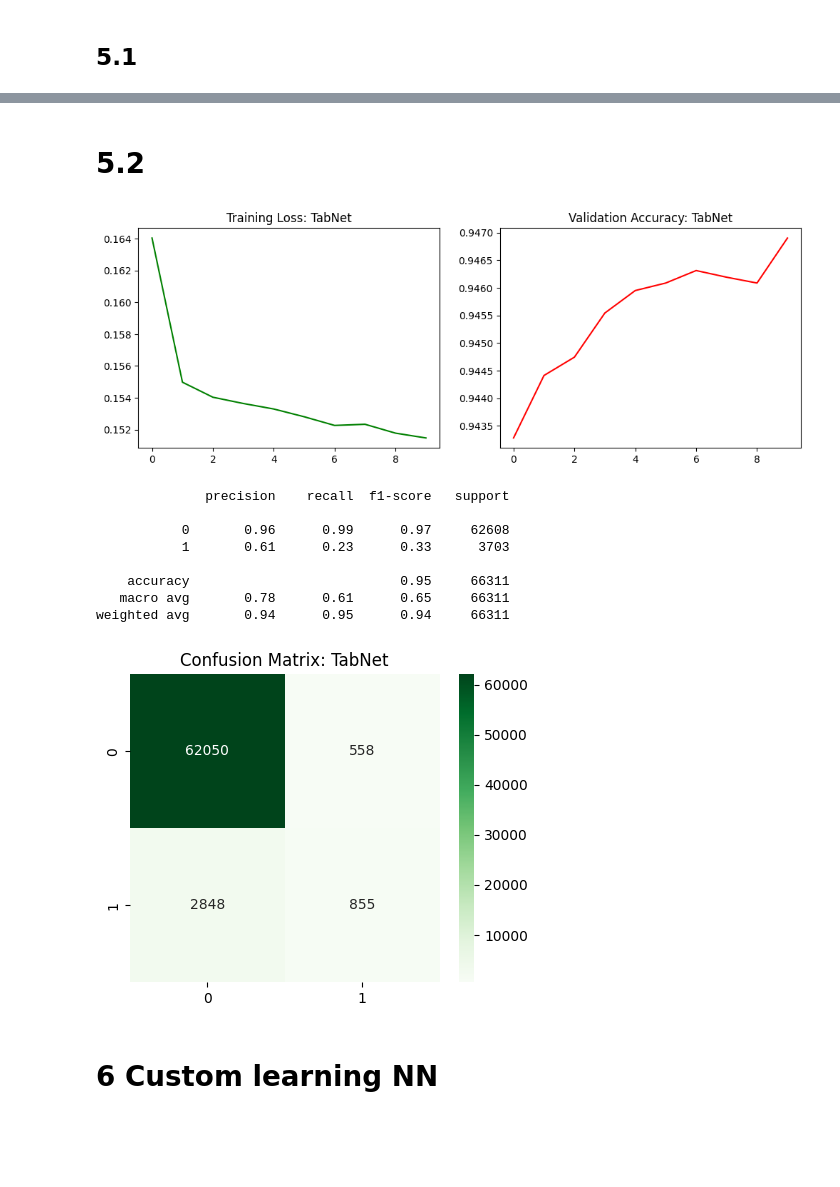
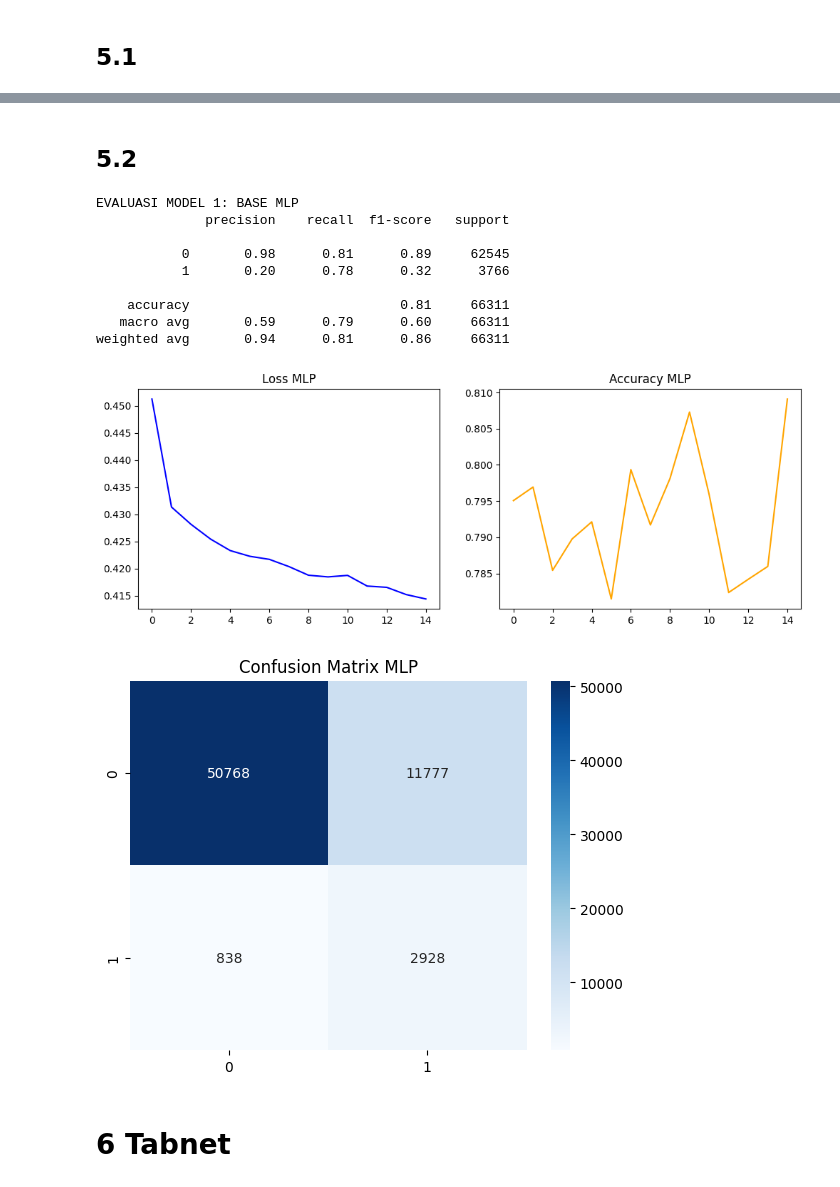
Before and after one commit to Naufallm/Klasifikasi-Resiko-Penyakit-Jantung-Machine-Learning-UAP, a Jupyter notebook: uap.ipynb, the cells around one changed output, grey strips where cells are left out. Saved outputs shown, nothing was run; the diff lists cells and outputs as text; code cells hidden in the pictures; blank space fills up the shorter version.

```diff
--- a/uap.ipynb
+++ b/uap.ipynb
@@ -187,11 +155,0 @@ plt.show()
-# %%
-mlp_model.eval()
-with torch.no_grad():
-    y_pred_mlp = torch.max(mlp_model(X_test_tensor), 1)[1].cpu().numpy()
-
-print(classification_report(y_test, y_pred_mlp))
-
-plt.figure(figsize=(5, 4))
-sns.heatmap(confusion_matrix(y_test, y_pred_mlp), annot=True, fmt='d', cmap='Blues')
-plt.title('Confusion Matrix: Base MLP')
-plt.show()
@@ -264,35 +216,37 @@ Stop training because you reached max_epochs = 10 with best_epoch = 9 and best_v
 # %% [markdown]
-# 5.2
+## 5.2
 # %%
+mlp_model.eval()
+with torch.no_grad():
+    y_pred_mlp = torch.max(mlp_model(X_test_t), 1)[1].cpu().numpy()
+
+print("EVALUASI MODEL 1: BASE MLP")
+print(classification_report(y_test, y_pred_mlp))
+
 plt.figure(figsize=(12, 4))
 plt.subplot(1, 2, 1)
-plt.plot(tabnet_clf.history['loss'], color='green')
-plt.title('Training Loss: TabNet')
+plt.plot(mlp_history['loss'], color='blue')
+plt.title('Loss MLP')
 plt.subplot(1, 2, 2)
-plt.plot(tabnet_clf.history['valid_accuracy'], color='red')
-plt.title('Validation Accuracy: TabNet')
+plt.plot(mlp_history['acc'], color='orange')
+plt.title('Accuracy MLP')
 plt.show()
+
+sns.heatmap(confusion_matrix(y_test, y_pred_mlp), annot=True, fmt='d', cmap='Blues')
+plt.title('Confusion Matrix MLP')
+plt.show()
 # %% [output]
+EVALUASI MODEL 1: BASE MLP
+              precision    recall  f1-score   support
+
+           0       0.98      0.81      0.89     62545
+           1       0.20      0.78      0.32      3766
+
+    accuracy                           0.81     66311
+   macro avg       0.59      0.79      0.60     66311
+weighted avg       0.94      0.81      0.86     66311
-[figure, old version]
+[figure, new version]
+[figure, added]
-# %%
-y_pred_tabnet = tabnet_clf.predict(X_test_scaled.astype(np.float32))
-
-print(classification_report(y_test, y_pred_tabnet))
-
-plt.figure(figsize=(5, 4))
-sns.heatmap(confusion_matrix(y_test, y_pred_tabnet), annot=True, fmt='d', cmap='Greens')
-plt.title('Confusion Matrix: TabNet')
-plt.show()
-# %% [output]
-              precision    recall  f1-score   support
-
-           0       0.96      0.99      0.97     62608
-           1       0.61      0.23      0.33      3703
-
-    accuracy                           0.95     66311
-   macro avg       0.78      0.61      0.65     66311
-weighted avg       0.94      0.95      0.94     66311
-[figure, removed]
 # %% [markdown]
-# 6 Custom learning NN
+# 6 Tabnet
 # %% [markdown]
```
Also changed, not shown: parts of 26 cells of this notebook, 7 other files.
